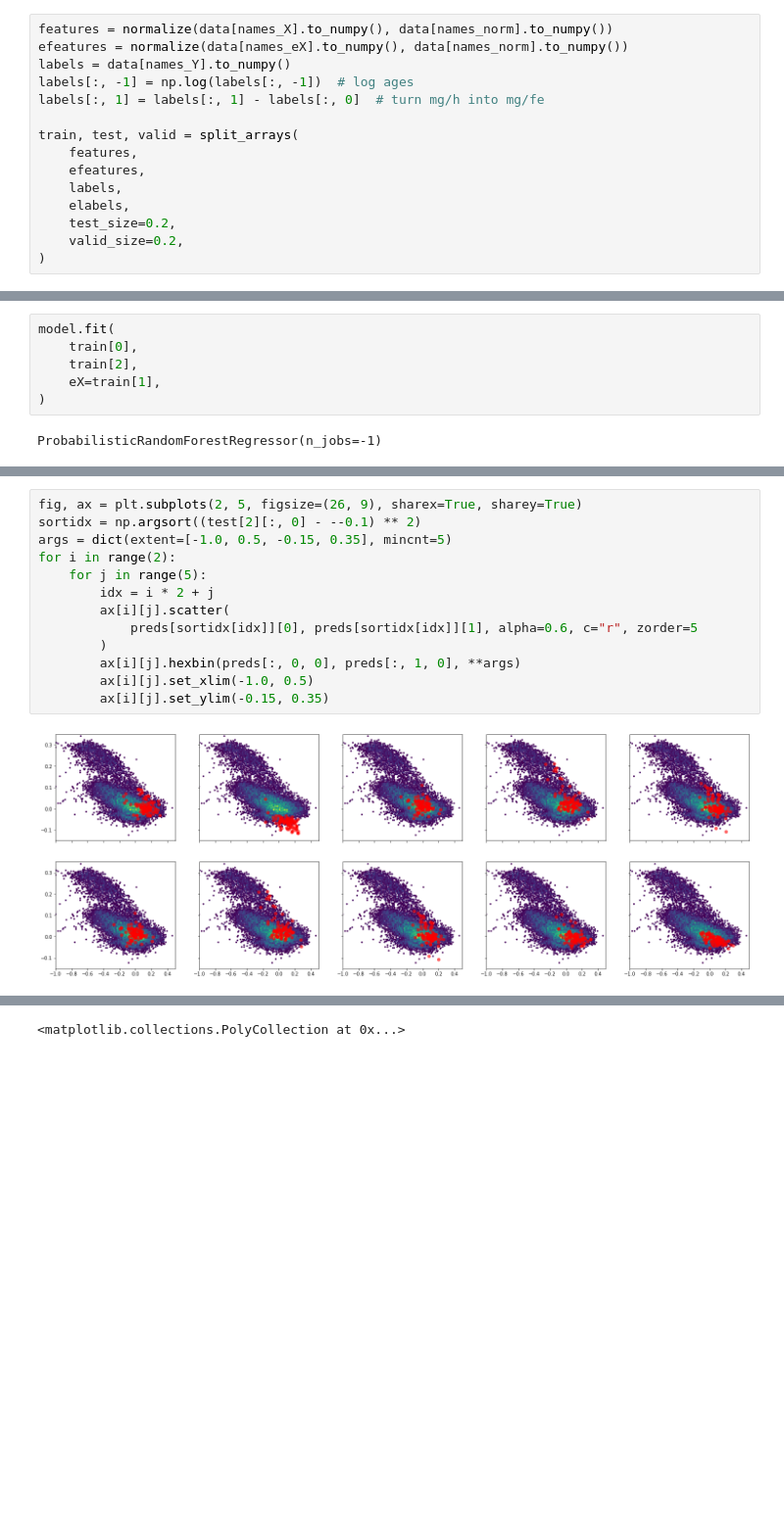
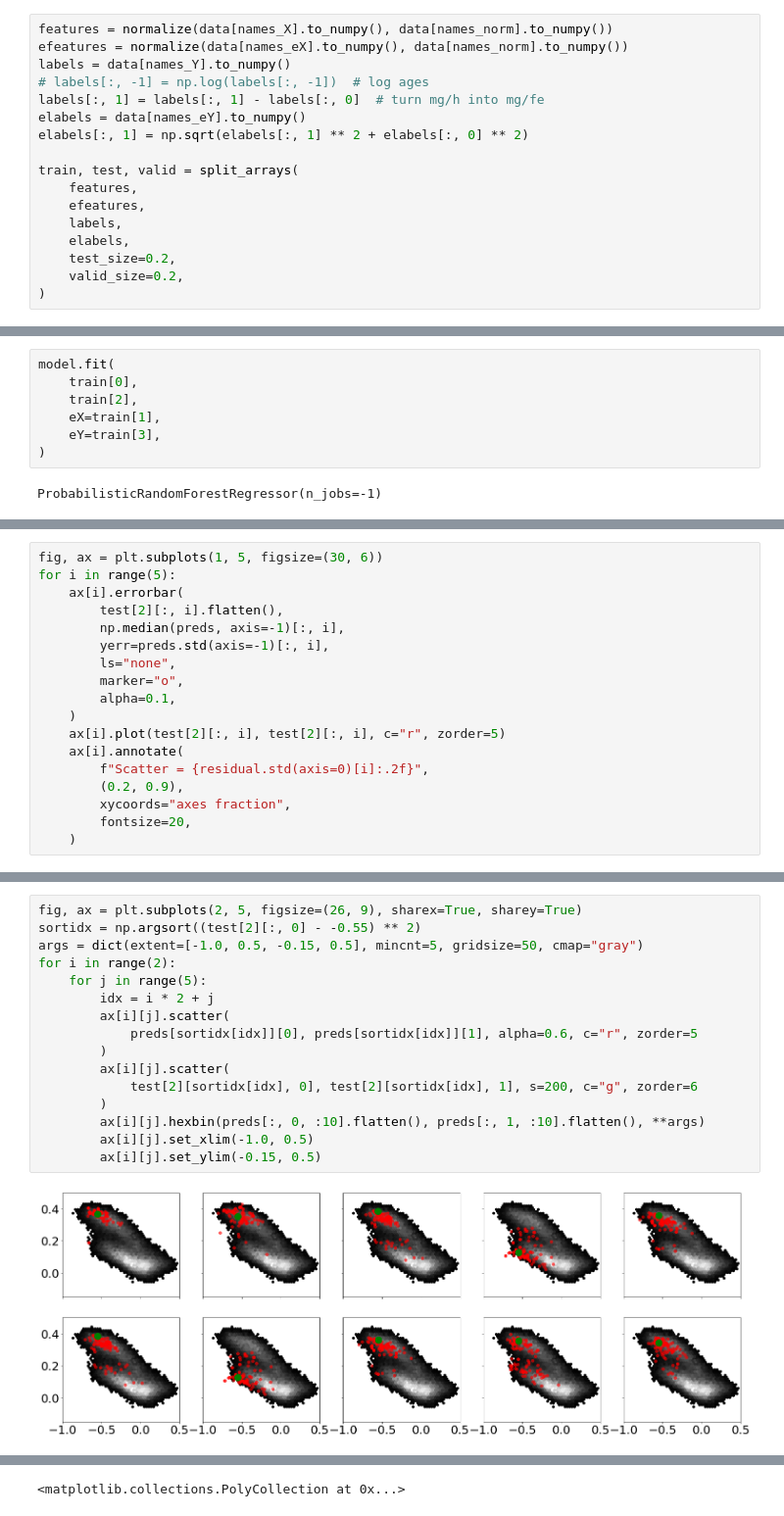
Before and after one commit to al-jshen/jx, a Jupyter notebook: notebooks/Untitled.ipynb, the cells around one changed output, grey strips where cells are left out. Shown at 98% size. Drawn from its saved outputs; the diff is of its cells as text; blank space fills up the shorter version.

```diff
--- a/notebooks/Untitled.ipynb
+++ b/notebooks/Untitled.ipynb
@@ -364,8 +111,10 @@ plt.colorbar()
 features = normalize(data[names_X].to_numpy(), data[names_norm].to_numpy())
 efeatures = normalize(data[names_eX].to_numpy(), data[names_norm].to_numpy())
 labels = data[names_Y].to_numpy()
-labels[:, -1] = np.log(labels[:, -1])  # log ages
+# labels[:, -1] = np.log(labels[:, -1])  # log ages
 labels[:, 1] = labels[:, 1] - labels[:, 0]  # turn mg/h into mg/fe
+elabels = data[names_eY].to_numpy()
+elabels[:, 1] = np.sqrt(elabels[:, 1] ** 2 + elabels[:, 0] ** 2)
 
 train, test, valid = split_arrays(
     features,
@@ -1237,6 +133,7 @@ model.fit(
     train[0],
     train[2],
     eX=train[1],
+    eY=train[3],
 )
 # %% [output]
 ProbabilisticRandomForestRegressor(n_jobs=-1)
@@ -1302,0 +184,18 @@ for i in range(5):
+# %%
+fig, ax = plt.subplots(1, 5, figsize=(30, 6))
+for i in range(5):
+    ax[i].errorbar(
+        test[2][:, i].flatten(),
+        np.median(preds, axis=-1)[:, i],
+        yerr=preds.std(axis=-1)[:, i],
+        ls="none",
+        marker="o",
+        alpha=0.1,
+    )
+    ax[i].plot(test[2][:, i], test[2][:, i], c="r", zorder=5)
+    ax[i].annotate(
+        f"Scatter = {residual.std(axis=0)[i]:.2f}",
+        (0.2, 0.9),
+        xycoords="axes fraction",
+        fontsize=20,
+    )
@@ -1363,15 +349,18 @@ for a in ax:
 # %%
 fig, ax = plt.subplots(2, 5, figsize=(26, 9), sharex=True, sharey=True)
-sortidx = np.argsort((test[2][:, 0] - --0.1) ** 2)
-args = dict(extent=[-1.0, 0.5, -0.15, 0.35], mincnt=5)
+sortidx = np.argsort((test[2][:, 0] - -0.55) ** 2)
+args = dict(extent=[-1.0, 0.5, -0.15, 0.5], mincnt=5, gridsize=50, cmap="gray")
 for i in range(2):
     for j in range(5):
         idx = i * 2 + j
         ax[i][j].scatter(
             preds[sortidx[idx]][0], preds[sortidx[idx]][1], alpha=0.6, c="r", zorder=5
         )
-        ax[i][j].hexbin(preds[:, 0, 0], preds[:, 1, 0], **args)
+        ax[i][j].scatter(
+            test[2][sortidx[idx], 0], test[2][sortidx[idx], 1], s=200, c="g", zorder=6
+        )
+        ax[i][j].hexbin(preds[:, 0, :10].flatten(), preds[:, 1, :10].flatten(), **args)
         ax[i][j].set_xlim(-1.0, 0.5)
-        ax[i][j].set_ylim(-0.15, 0.35)
+        ax[i][j].set_ylim(-0.15, 0.5)
 # %% [output]
-[figure, old version]
+[figure, new version]
```
Also changed, not shown: parts of 24 cells of this notebook, 1 other file.
